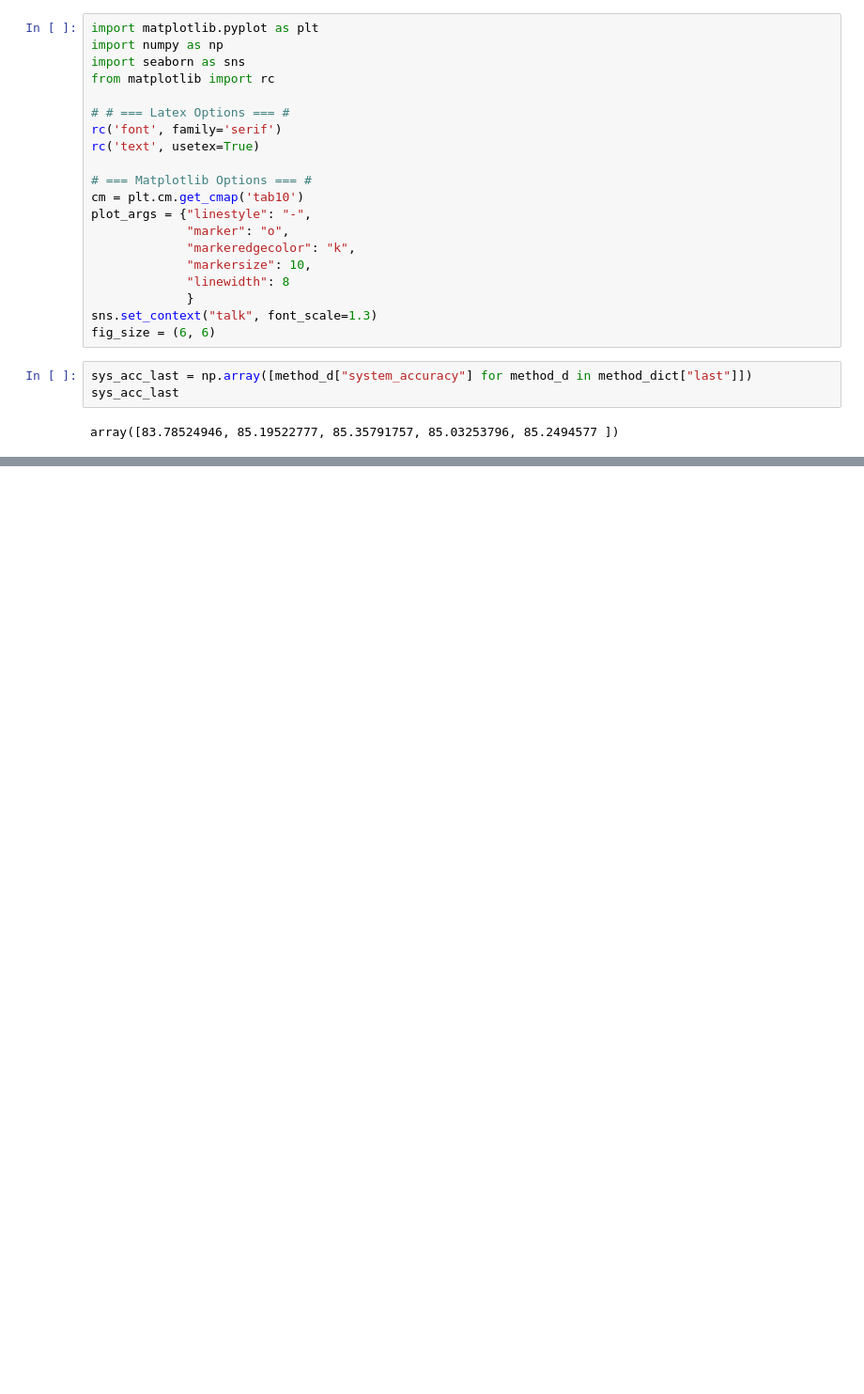
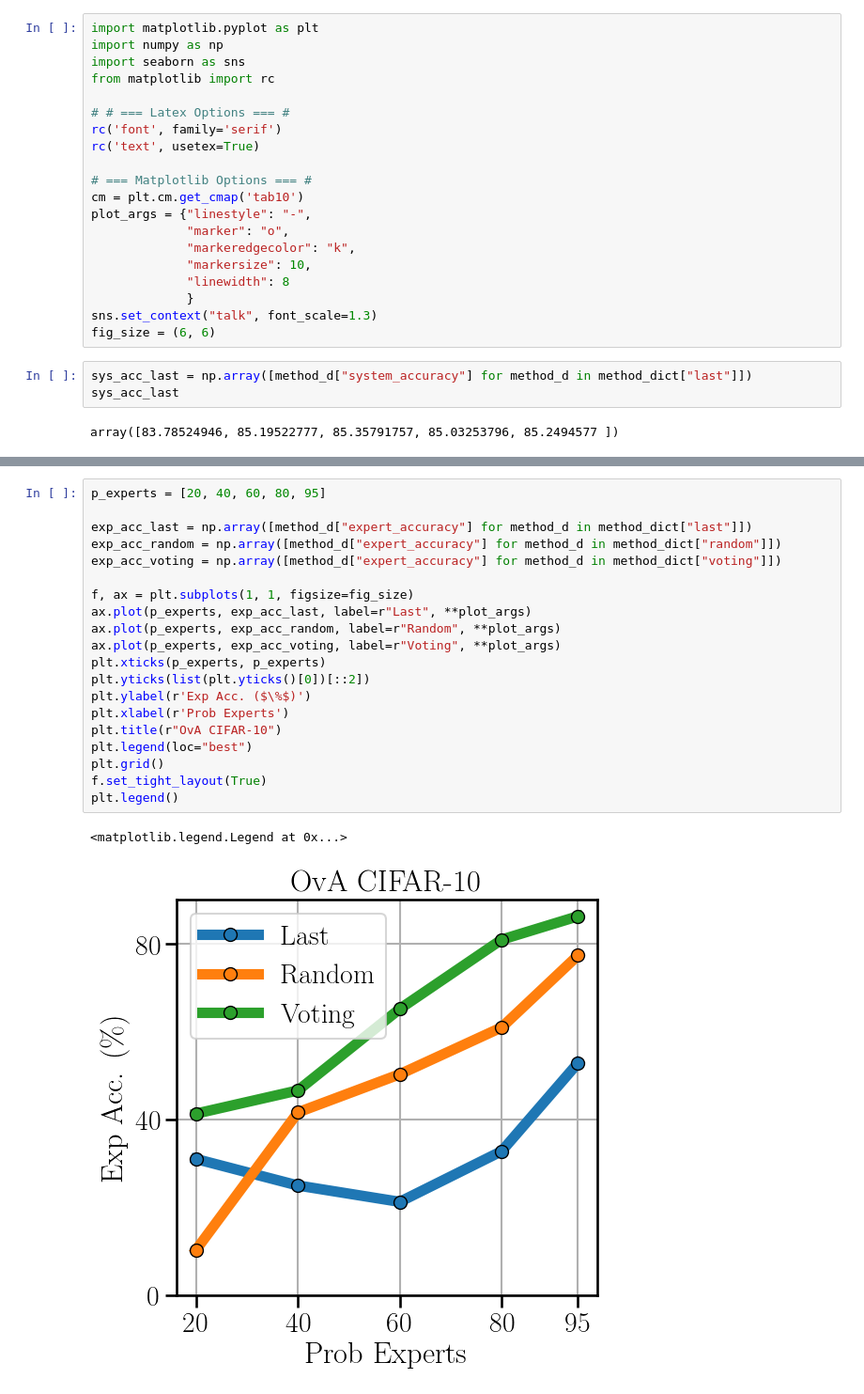
Before and after one commit to rajevv/Multi_L2D, a Jupyter notebook: CIFAR-10/conformal_increase_conf_ova.ipynb, the cells around one changed output, grey strips where cells are left out. Shown at 94% size. Saved outputs shown, nothing was run; the diff lists cells and outputs as text; blank space fills up the shorter version.

```diff
--- a/CIFAR-10/conformal_increase_conf_ova.ipynb
+++ b/CIFAR-10/conformal_increase_conf_ova.ipynb
@@ -662,0 +643,23 @@ plt.legend()
+# %%
+p_experts = [20, 40, 60, 80, 95]
+
+exp_acc_last = np.array([method_d["expert_accuracy"] for method_d in method_dict["last"]])
+exp_acc_random = np.array([method_d["expert_accuracy"] for method_d in method_dict["random"]])
+exp_acc_voting = np.array([method_d["expert_accuracy"] for method_d in method_dict["voting"]])
+
+f, ax = plt.subplots(1, 1, figsize=fig_size)
+ax.plot(p_experts, exp_acc_last, label=r"Last", **plot_args)
+ax.plot(p_experts, exp_acc_random, label=r"Random", **plot_args)
+ax.plot(p_experts, exp_acc_voting, label=r"Voting", **plot_args)
+plt.xticks(p_experts, p_experts)
+plt.yticks(list(plt.yticks()[0])[::2])
+plt.ylabel(r'Exp Acc. ($\%$)')
+plt.xlabel(r'Prob Experts')
+plt.title(r"OvA CIFAR-10")
+plt.legend(loc="best")
+plt.grid()
+f.set_tight_layout(True)
+plt.legend()
+# %% [output]
+<matplotlib.legend.Legend at 0x...>
+[figure, added]
```
Also changed, not shown: parts of 4 cells of this notebook.
